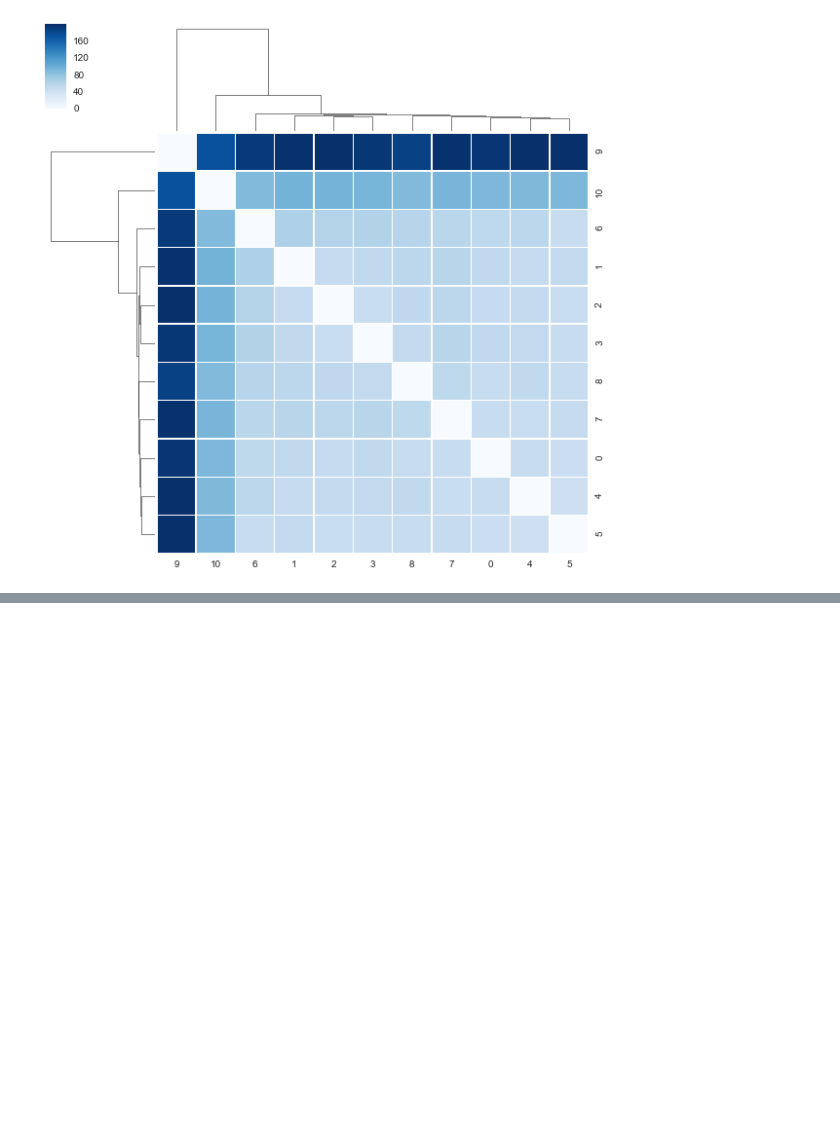
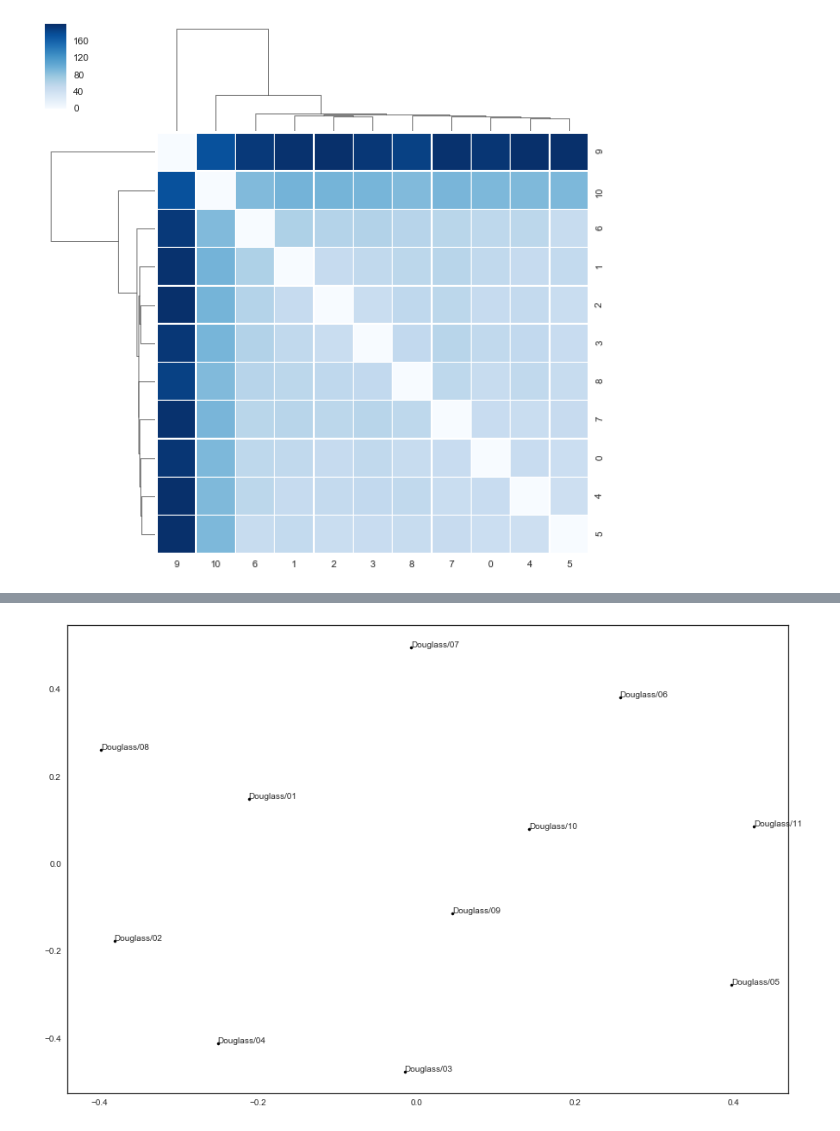
Before and after one commit to jeddobson/jeddobson.github.io, a Jupyter notebook: notes/Douglass-Compare-Euclidean.ipynb, the cells around one changed output, grey strips where cells are left out. Drawn from its saved outputs; the diff is of its cells as text; code cells hidden in the pictures; blank space fills up the shorter version.

```diff
--- a/notes/Douglass-Compare-Euclidean.ipynb
+++ b/notes/Douglass-Compare-Euclidean.ipynb
@@ -107,8 +128,8 @@ DF: 1 Documents: 11 Vocabulary: 3996
 # %%
-# reduce using MDS
+# reduce using MDS and allow MDS to calculate Euclidean distances
 from sklearn.manifold import MDS
 mds = MDS(n_components=2, dissimilarity="euclidean", random_state=1)
-pos = mds.fit_transform(dtm_matrix.toarray())
+pos = mds.fit_transform(dtm_matrix)
 
 # plot!
 import matplotlib.pyplot as plt
@@ -133,14 +154,3 @@ sn.clustermap(dist_matrix,cmap='Blues',fmt='g',linewidths=.5)
 # %% [output]
 <seaborn.matrix.ClusterGrid at 0x...>
 [figure]
-# %%
-# compare just rows 5 and 9 (chapters 6 & 10) as the far ends of the above
-x = np.array([dtm_matrix.toarray()[5,...],dtm_matrix.toarray()[9,...]])
-# %%
-variance_table=dict()
-for t,y in enumerate(np.var(x, axis=0)):
-    variance_table[t] = y
-
-# sort and display top fifty most variant words
-for k,v in sorted(variance_table.items(), key=itemgetter(1), reverse=True)[:50]:
-    print(vectorizer.get_feature_names()[k],v)
@@ -164,0 +159,7 @@ michael 30.25
+# %%
+# recalcuate distance matrix using cosine (dis)similarity
+dist_matrix = 1 - cosine_similarity(dtm_matrix)
+
+#display distance from the first text
+for x,y in sorted(enumerate(np.round(dist_matrix[0],5)), key=itemgetter(1)):
+    print('{0} ({1})'.format(texts[x],y))
@@ -164,0 +178,17 @@ michael 30.25
+# %%
+# reduce using MDS
+from sklearn.manifold import MDS
+mds = MDS(n_components=2, dissimilarity='precomputed', random_state=1)
+pos = mds.fit_transform(dist_matrix)
+
+# plot!
+import matplotlib.pyplot as plt
+xs, ys = pos[:, 0], pos[:, 1]
+fig = plt.figure(figsize=(15, 10),)
+
+for x, y, text in zip(xs, ys, texts):
+    plt.scatter(x, y, c='black',s=10)
+    plt.text(x, y, text)
+plt.show()
+# %% [output]
+[figure, added]
```
Also changed, not shown: parts of 11 cells of this notebook.
